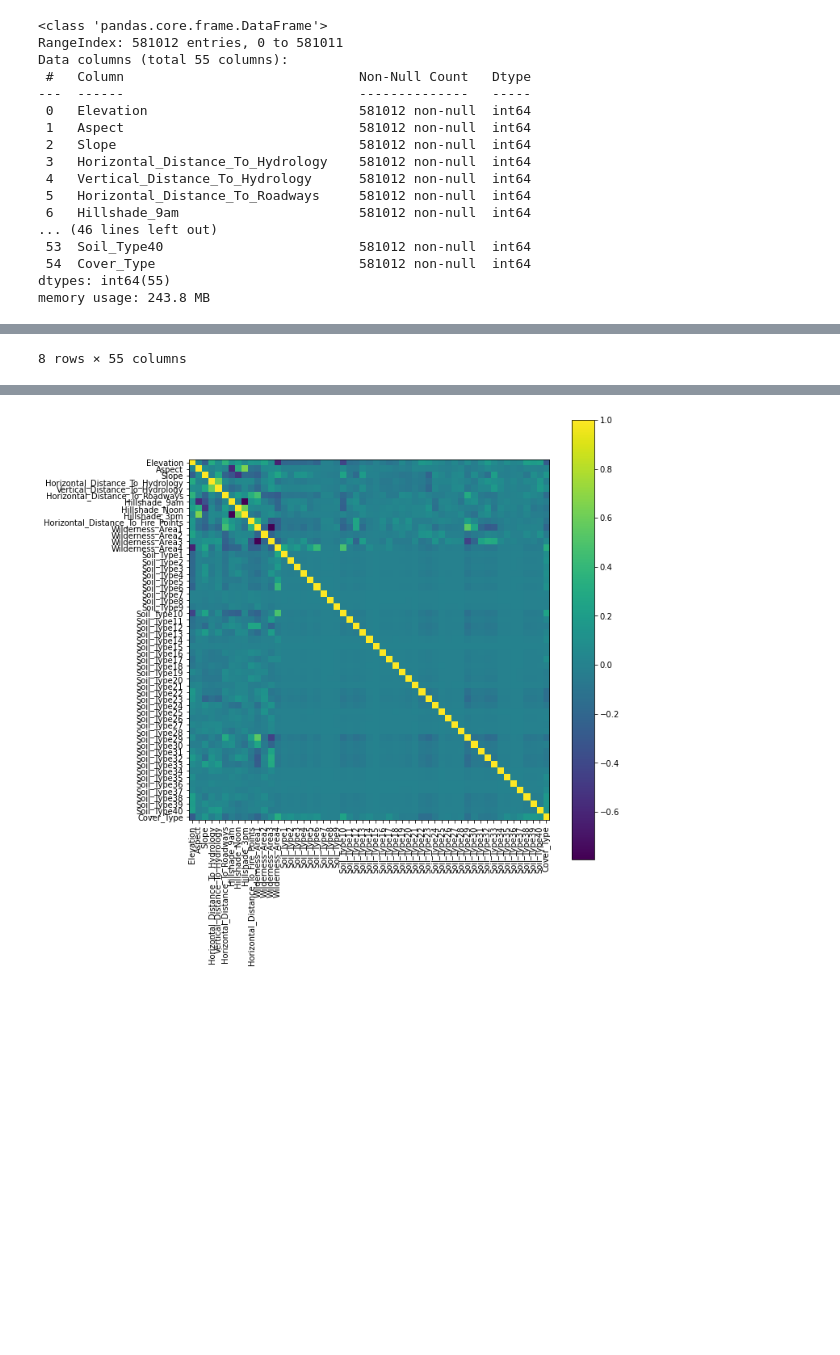
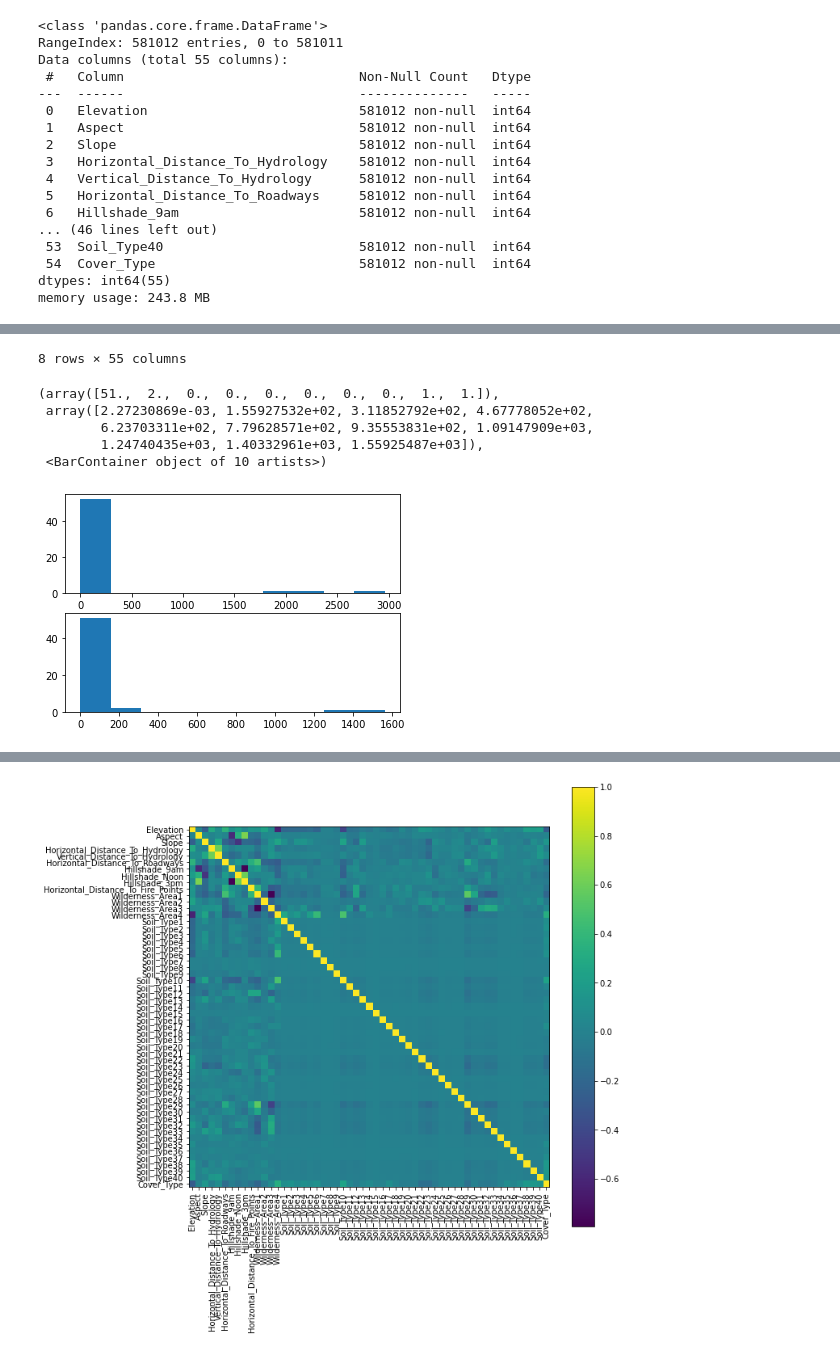
Before and after one commit to CorrelAid/correlaid-machine-learning-spring-school, a Jupyter notebook: notebooks/CorrelAid_ML_winterschool_05.ipynb, the cells around one changed output, grey strips where cells are left out. Drawn from its saved outputs; the diff is of its cells as text; code cells hidden in the pictures; blank space fills up the shorter version.

```diff
--- a/notebooks/CorrelAid_ML_winterschool_05.ipynb
+++ b/notebooks/CorrelAid_ML_winterschool_05.ipynb
@@ -52,18 +52,29 @@ dtypes: int64(55)
 memory usage: 243.8 MB
 # %%
 # Descriptive Statistics
-display(forest_data.describe())
+data_describe = forest_data.describe()
+display(data_describe)
+
+fig, ax = plt.subplots(2)
+ax[0].hist(data_describe.loc['mean',:])
+ax[1].hist(data_describe.loc['std',:])
 # %% [output]
 |  | Elevation | Aspect | Slope | Horizontal_Distance_To_Hydrology | Vertical_Distance_To_Hydrology | Horizontal_Distance_To_Roadways | ... |
 | count | 581012.000000 | 581012.000000 | 581012.000000 | 581012.000000 | 581012.000000 | 581012.000000 | ... |
 | mean | 2959.365301 | 155.656807 | 14.103704 | 269.428217 | 46.418855 | 2350.146611 | ... |
 | std | 279.984734 | 111.913721 | 7.488242 | 212.549356 | 58.295232 | 1559.254870 | ... |
 | min | 1859.000000 | 0.000000 | 0.000000 | 0.000000 | -173.000000 | 0.000000 | ... |
 | 25% | 2809.000000 | 58.000000 | 9.000000 | 108.000000 | 7.000000 | 1106.000000 | ... |
 | 50% | 2996.000000 | 127.000000 | 13.000000 | 218.000000 | 30.000000 | 1997.000000 | ... |
 | 75% | 3163.000000 | 260.000000 | 18.000000 | 384.000000 | 69.000000 | 3328.000000 | ... |
 | max | 3858.000000 | 360.000000 | 66.000000 | 1397.000000 | 601.000000 | 7117.000000 | ... |
 8 rows × 55 columns
+(array([51.,  2.,  0.,  0.,  0.,  0.,  0.,  0.,  1.,  1.]),
+ array([2.27230869e-03, 1.55927532e+02, 3.11852792e+02, 4.67778052e+02,
+        6.23703311e+02, 7.79628571e+02, 9.35553831e+02, 1.09147909e+03,
+        1.24740435e+03, 1.40332961e+03, 1.55925487e+03]),
+ <BarContainer object of 10 artists>)
+[figure, added]
 # %%
 # check for NA's
 display(forest_data.isnull().sum())
```
Also changed, not shown: parts of 5 cells of this notebook, 5 other files.
